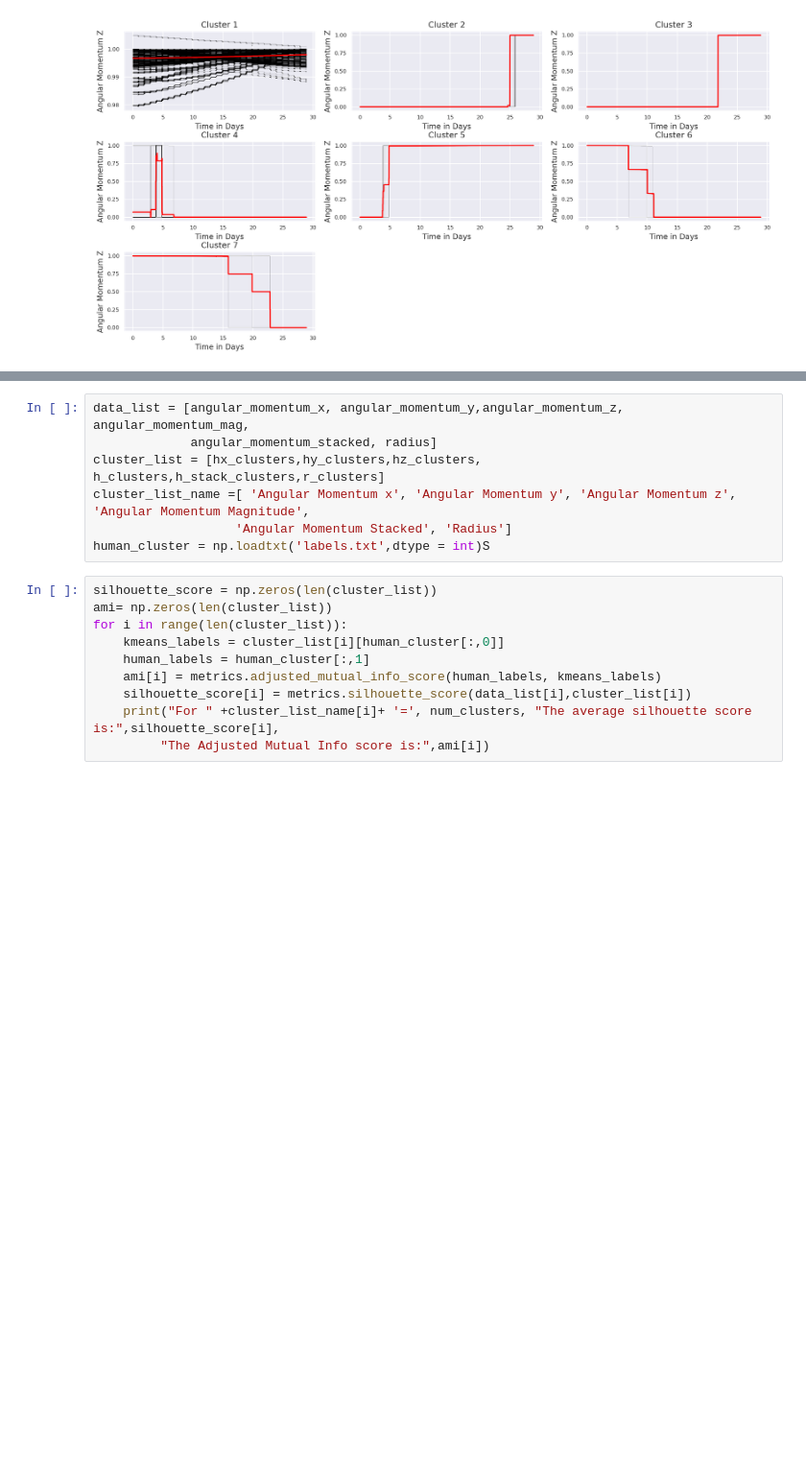
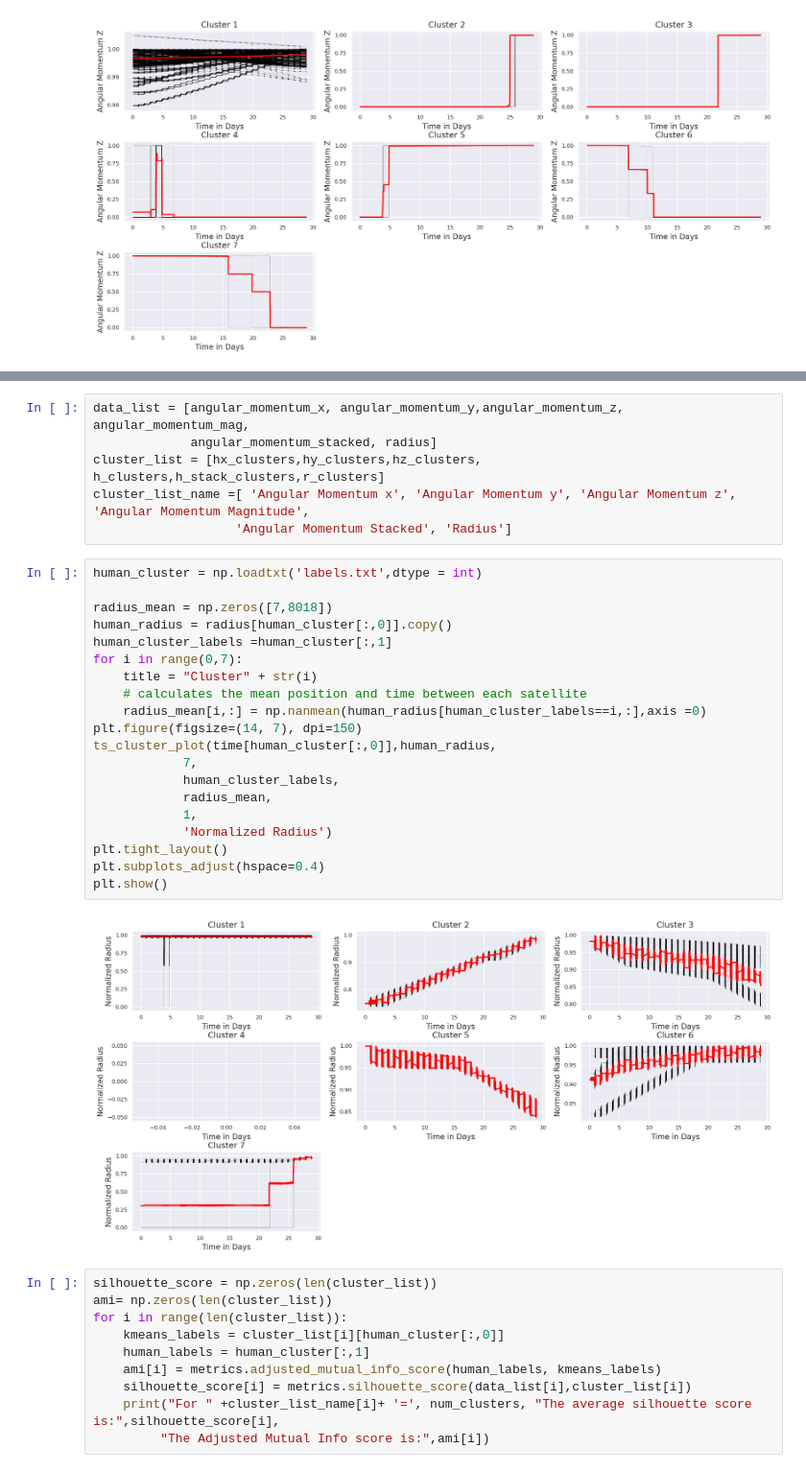
Before and after one commit to tphanmt/StarlinkML, a Jupyter notebook: cluster.ipynb, the cells around one changed output, grey strips where cells are left out. Shown at 96% size. Drawn from its saved outputs; the diff is of its cells as text; blank space fills up the shorter version.

```diff
--- a/cluster.ipynb
+++ b/cluster.ipynb
@@ -503,7 +516,28 @@ data_list = [angular_momentum_x, angular_momentum_y,angular_momentum_z, angular_
 cluster_list = [hx_clusters,hy_clusters,hz_clusters, h_clusters,h_stack_clusters,r_clusters]
 cluster_list_name =[ 'Angular Momentum x', 'Angular Momentum y', 'Angular Momentum z', 'Angular Momentum Magnitude',
                    'Angular Momentum Stacked', 'Radius']
-human_cluster = np.loadtxt('labels.txt',dtype = int)S
+# %%
+human_cluster = np.loadtxt('labels.txt',dtype = int)
+
+radius_mean = np.zeros([7,8018])
+human_radius = radius[human_cluster[:,0]].copy()
+human_cluster_labels =human_cluster[:,1]
+for i in range(0,7):
+    title = "Cluster" + str(i)
+    # calculates the mean position and time between each satellite
+    radius_mean[i,:] = np.nanmean(human_radius[human_cluster_labels==i,:],axis =0)
+plt.figure(figsize=(14, 7), dpi=150)
+ts_cluster_plot(time[human_cluster[:,0]],human_radius,
+            7,
+            human_cluster_labels,
+            radius_mean,
+            1,
+            'Normalized Radius')
+plt.tight_layout()
+plt.subplots_adjust(hspace=0.4)
+plt.show()
+# %% [output]
+[figure, added]
 # %%
 silhouette_score = np.zeros(len(cluster_list))
 ami= np.zeros(len(cluster_list))
```
Also changed, not shown: parts of 11 cells of this notebook, 1 other file.
